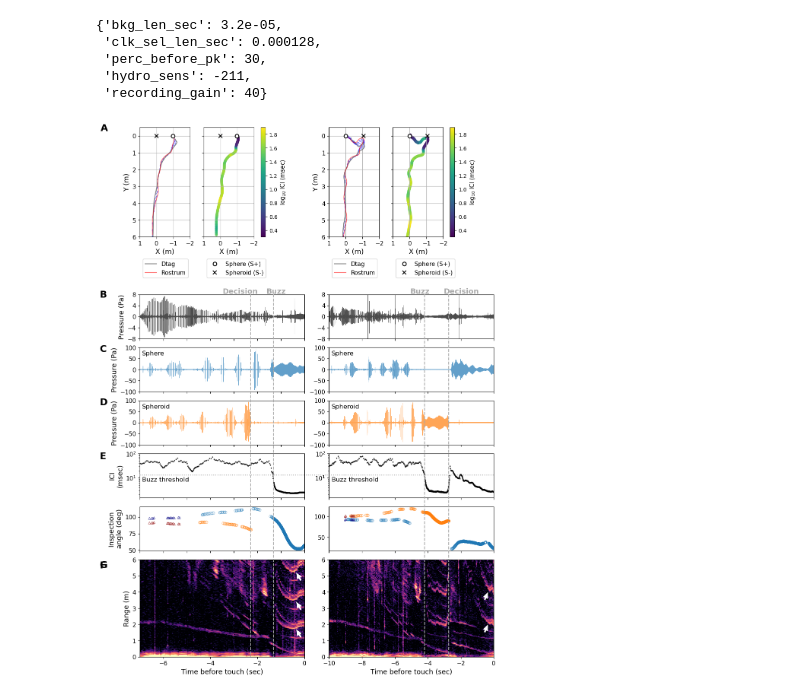
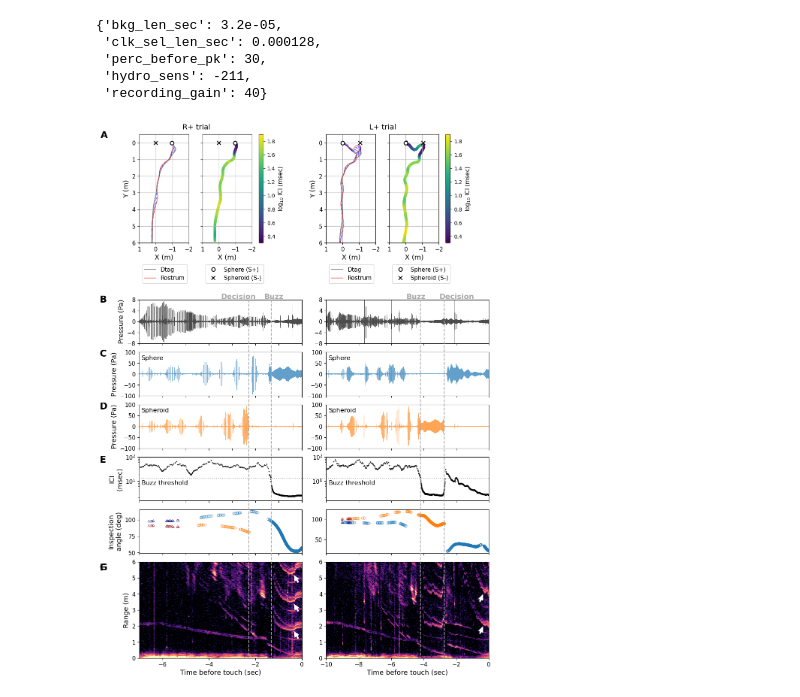
Before and after one commit to leewujung/porpoise_spheroid, a Jupyter notebook: notebooks_fig/fig_example_data_noflip.ipynb, the cells around one changed output. Saved outputs shown, nothing was run; the diff lists cells and outputs as text; code cells hidden in the pictures.

Commit message:
add R+/L+ trial to example data fig title, rerun boxplot notebook

```diff
--- a/notebooks_fig/fig_example_data_noflip.ipynb
+++ b/notebooks_fig/fig_example_data_noflip.ipynb
@@ -560,6 +560,8 @@ ax_all[0]["echogram"].set_ylabel("Range (m)", fontsize=label_size)
 
 
 # Extra annotations
+ax_all[0]["track"].set_title("        R+ trial", fontsize=14, ha="left", pad=10)
+ax_all[1]["track"].set_title("        L+ trial", fontsize=14, ha="left", pad=10)
 ax_all[0]["hydro0"].text(-6.9, 65, "Sphere", fontsize=12)
 ax_all[0]["hydro1"].text(-6.9, 65, "Spheroid", fontsize=12)
 ax_all[1]["hydro0"].text(-9.85, 65, "Sphere", fontsize=12)
@@ -584,31 +586,31 @@ ax_all[0]["echogram"].annotate(
 )
 ax_all[0]["echogram"].annotate(
     "", xy=(-0.35, 5.2), xytext=(-0.15, 4.72),
     arrowprops=dict(facecolor="w", edgecolor="None", width=3, headwidth=10),
 )
 ax_all[1]["echogram"].annotate(
     "", xy=(-0.35, 2.0), xytext=(-0.55, 1.52),
     arrowprops=dict(facecolor="w", edgecolor="None", width=3, headwidth=10),
 )
 ax_all[1]["echogram"].annotate(
     "", xy=(-0.35, 4.0), xytext=(-0.55, 3.52),
     arrowprops=dict(facecolor="w", edgecolor="None", width=3, headwidth=10),
 )
 
 
 # Panel labels
 panel_size = 18
 ax_all[0]["track"].text(3.35, -0.3, "A", fontsize=panel_size, fontweight="bold")
 ax_all[0]["dtag"].text(-8.7, 7, "B", fontsize=panel_size, fontweight="bold")
 ax_all[0]["hydro0"].text(-8.7, 80, "C", fontsize=panel_size, fontweight="bold")
 ax_all[0]["hydro1"].text(-8.7, 80, "D", fontsize=panel_size, fontweight="bold")
 ax_all[0]["ICI"].text(-8.7, 60, "E", fontsize=panel_size, fontweight="bold")
 ax_all[0]["angle"].text(-8.7, 23, "F", fontsize=panel_size, fontweight="bold")
 ax_all[0]["echogram"].text(-8.7, 5.5, "G", fontsize=panel_size, fontweight="bold")
 
 
 plt.show()
 
 fig.savefig(fig_path / "fig_example_data_noflip.png", dpi=300, bbox_inches="tight")
 # %% [output]
-[figure, old version]
+[figure, new version]
```
Also changed, not shown: 1 other file.
